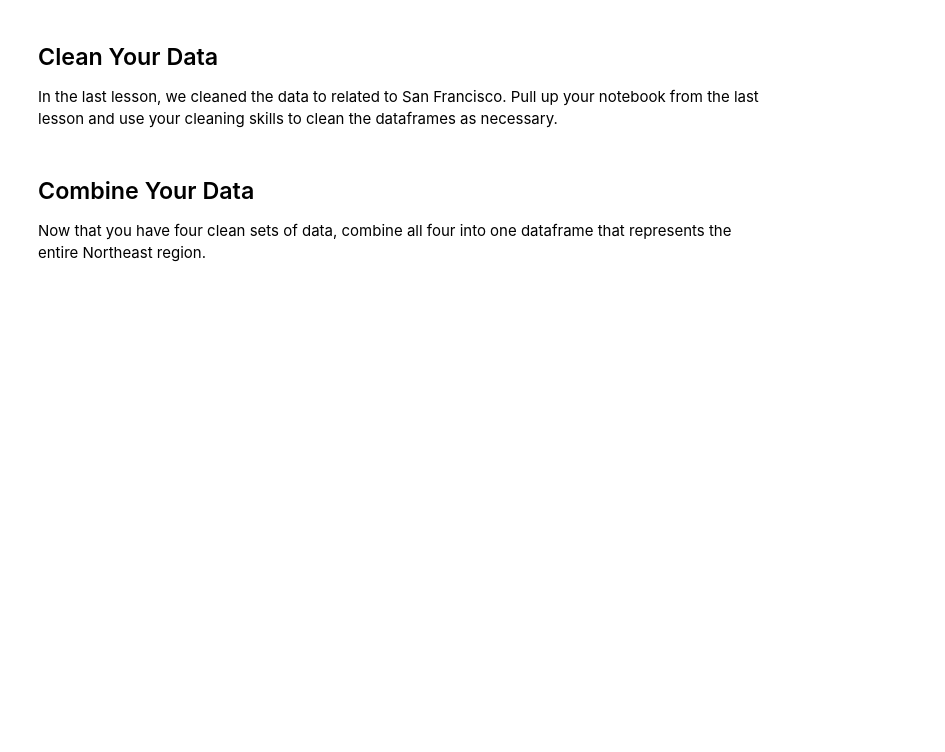
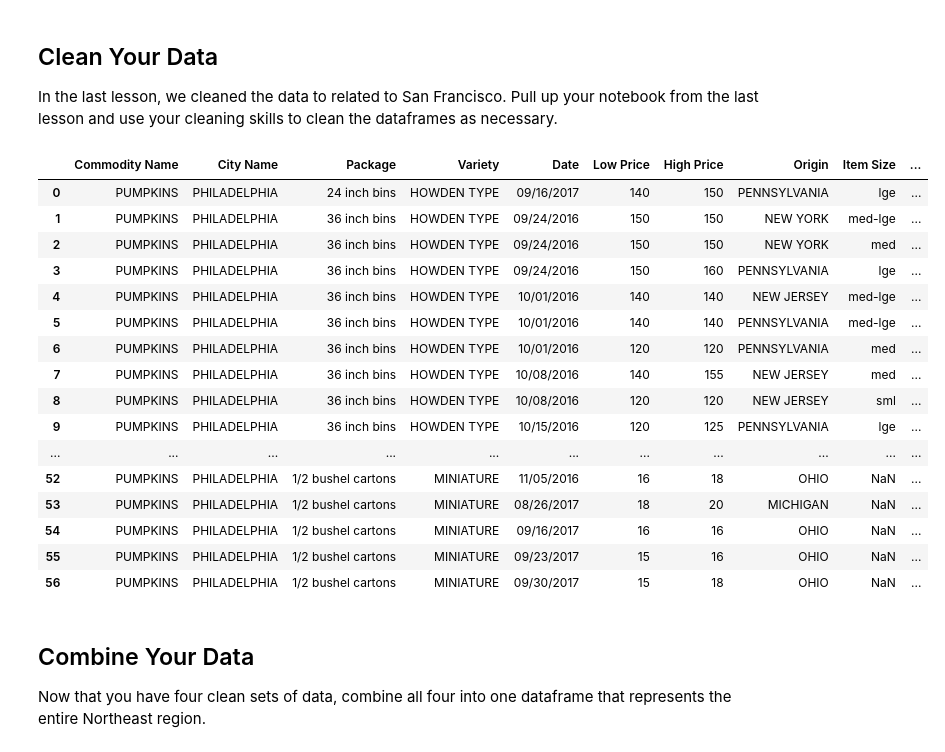
Before and after one commit to Zeal-G/data-analysis-projects, a Jupyter notebook: data-manipulation/studio/data-manipulation-studio/data-manipulation-studio.ipynb, the cells around one changed output. Drawn from its saved outputs; the diff is of its cells as text; code cells hidden in the pictures; blank space fills up the shorter version.

```diff
--- a/data-manipulation/studio/data-manipulation-studio/data-manipulation-studio.ipynb
+++ b/data-manipulation/studio/data-manipulation-studio/data-manipulation-studio.ipynb
@@ -26,6 +57,41 @@ FileNotFoundError: [Errno 2] No such file or directory: './atlanta_9-24-2016_9-3
 In the last lesson, we cleaned the data to related to San Francisco. Pull up your notebook from the last lesson and use your cleaning skills to clean the dataframes as necessary.
 # %%
 # Clean your data here!
+df_balt.drop_duplicates()
+df_boston.drop_duplicates()
+df_ny.drop_duplicates()
+df_philly.drop_duplicates()
+
+df_balt2 = df_balt.drop(columns =["Type", "Sub Variety", "Grade", "Color", "Mostly Low", "Mostly High", "Unit of Sale", "Quality", "Appearance", "Origin District", "Storage", "Condition", "Crop", "Environment", "Trans Mode"])
+df_balt2
+
+
+df_boston2 = df_boston.drop(columns =["Type", "Sub Variety", "Grade", "Color", "Mostly Low", "Mostly High", "Unit of Sale", "Quality", "Appearance", "Origin District", "Storage", "Condition", "Crop", "Environment", "Trans Mode"])
+df_boston2
+
+df_ny2 = df_ny.drop(columns =["Type", "Sub Variety", "Grade", "Color", "Mostly Low", "Mostly High", "Unit of Sale", "Quality", "Appearance", "Origin District", "Storage", "Condition", "Crop", "Environment", "Trans Mode"])
+df_ny2
+
+df_philly2 = df_philly.drop(columns =["Type", "Sub Variety", "Grade", "Color", "Mostly Low", "Mostly High", "Unit of Sale", "Quality", "Appearance", "Origin District", "Storage", "Condition", "Crop", "Environment", "Trans Mode"])
+df_philly2
+# %% [output]
+|  | Commodity Name | City Name | Package | Variety | Date | Low Price | High Price | Origin | Item Size | ... |
+| 0 | PUMPKINS | PHILADELPHIA | 24 inch bins | HOWDEN TYPE | 09/16/2017 | 140 | 150 | PENNSYLVANIA | lge | ... |
+| 1 | PUMPKINS | PHILADELPHIA | 36 inch bins | HOWDEN TYPE | 09/24/2016 | 150 | 150 | NEW YORK | med-lge | ... |
+| 2 | PUMPKINS | PHILADELPHIA | 36 inch bins | HOWDEN TYPE | 09/24/2016 | 150 | 150 | NEW YORK | med | ... |
+| 3 | PUMPKINS | PHILADELPHIA | 36 inch bins | HOWDEN TYPE | 09/24/2016 | 150 | 160 | PENNSYLVANIA | lge | ... |
+| 4 | PUMPKINS | PHILADELPHIA | 36 inch bins | HOWDEN TYPE | 10/01/2016 | 140 | 140 | NEW JERSEY | med-lge | ... |
+| 5 | PUMPKINS | PHILADELPHIA | 36 inch bins | HOWDEN TYPE | 10/01/2016 | 140 | 140 | PENNSYLVANIA | med-lge | ... |
+| 6 | PUMPKINS | PHILADELPHIA | 36 inch bins | HOWDEN TYPE | 10/01/2016 | 120 | 120 | PENNSYLVANIA | med | ... |
+| 7 | PUMPKINS | PHILADELPHIA | 36 inch bins | HOWDEN TYPE | 10/08/2016 | 140 | 155 | NEW JERSEY | med | ... |
+| 8 | PUMPKINS | PHILADELPHIA | 36 inch bins | HOWDEN TYPE | 10/08/2016 | 120 | 120 | NEW JERSEY | sml | ... |
+| 9 | PUMPKINS | PHILADELPHIA | 36 inch bins | HOWDEN TYPE | 10/15/2016 | 120 | 125 | PENNSYLVANIA | lge | ... |
+| ... | ... | ... | ... | ... | ... | ... | ... | ... | ... | ... |
+| 52 | PUMPKINS | PHILADELPHIA | 1/2 bushel cartons | MINIATURE | 11/05/2016 | 16 | 18 | OHIO | NaN | ... |
+| 53 | PUMPKINS | PHILADELPHIA | 1/2 bushel cartons | MINIATURE | 08/26/2017 | 18 | 20 | MICHIGAN | NaN | ... |
+| 54 | PUMPKINS | PHILADELPHIA | 1/2 bushel cartons | MINIATURE | 09/16/2017 | 16 | 16 | OHIO | NaN | ... |
+| 55 | PUMPKINS | PHILADELPHIA | 1/2 bushel cartons | MINIATURE | 09/23/2017 | 15 | 16 | OHIO | NaN | ... |
+| 56 | PUMPKINS | PHILADELPHIA | 1/2 bushel cartons | MINIATURE | 09/30/2017 | 15 | 18 | OHIO | NaN | ... |
 # %% [markdown]
 ## Combine Your Data
 
```
Also changed, not shown: parts of 4 cells of this notebook, 1 other file.
